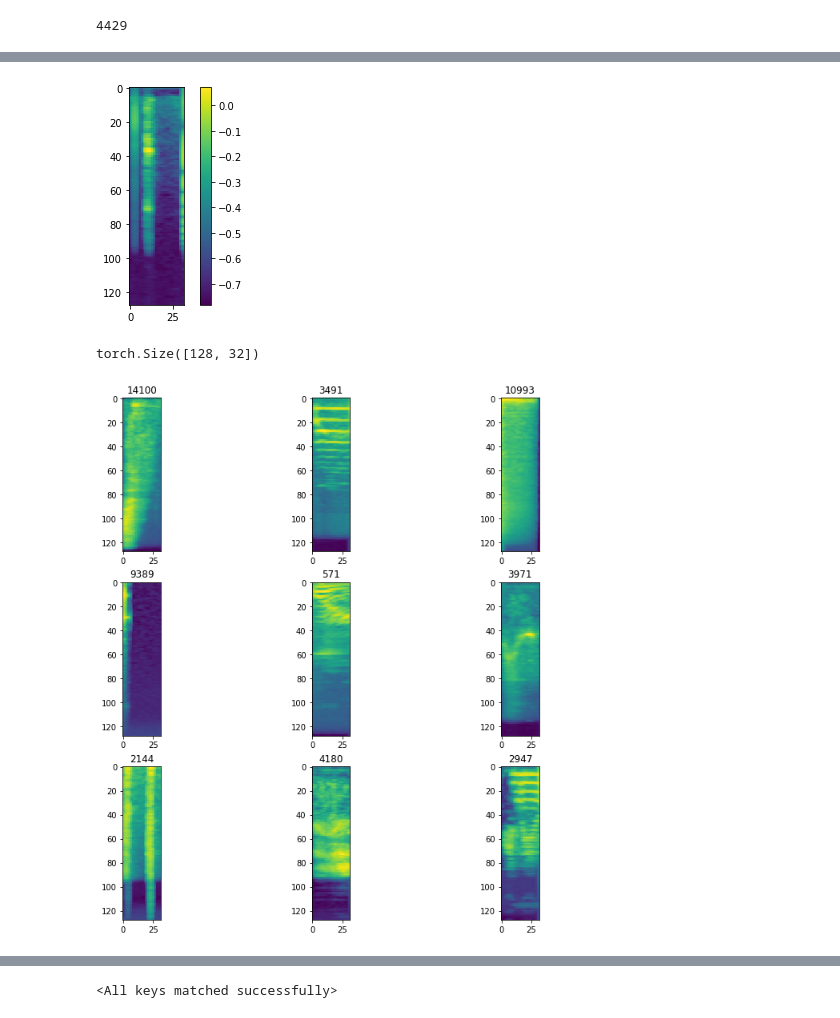
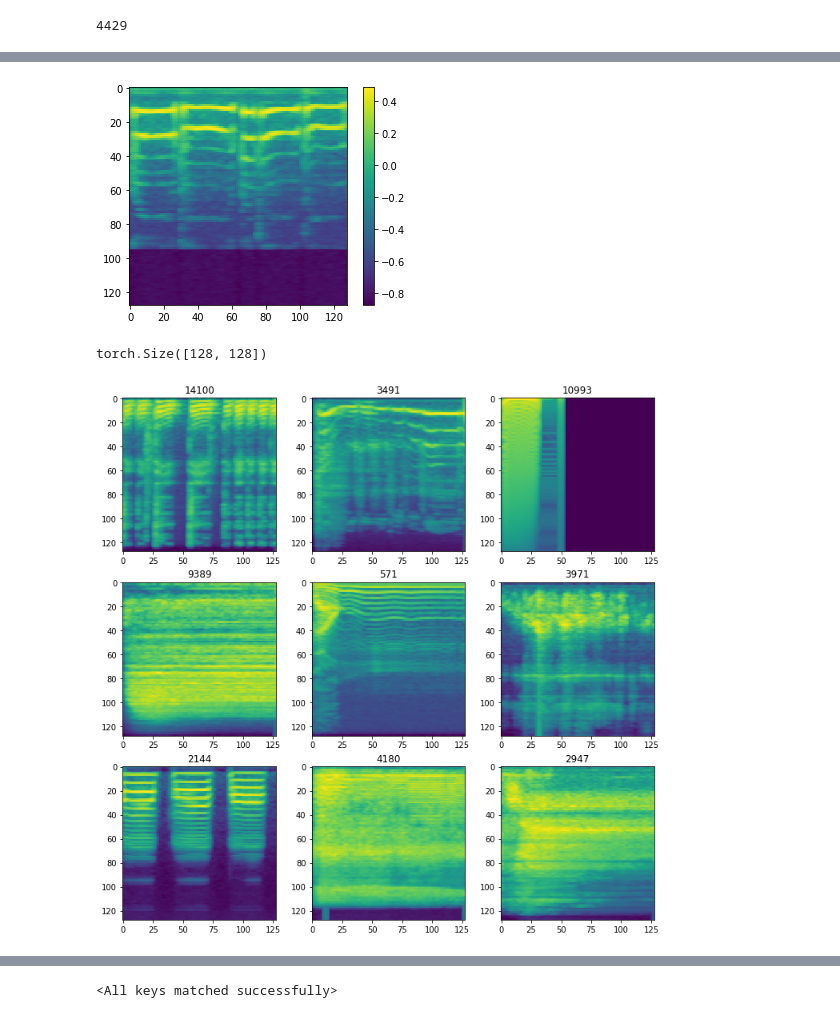
Before and after one commit to flyingleafe/vxs-vpt, a Jupyter notebook: notebooks/CAETraining.ipynb, the cells around one changed output, grey strips where cells are left out. Drawn from its saved outputs; the diff is of its cells as text; code cells hidden in the pictures.

```diff
--- a/notebooks/CAETraining.ipynb
+++ b/notebooks/CAETraining.ipynb
@@ -34,13 +20,13 @@ if torch.cuda.is_available():
 # %%
-PAD_TRACK_LEN = 4096*4
-CUT_FRAME_WINDOW = 4096*4
+PAD_TRACK_LEN = 4096*16
+CUT_FRAME_WINDOW = 4096*16
 PAD_SPECGRAM = PAD_TRACK_LEN // 512
 
-vocal_sketch_dataset = vxs.SampleSet(glob.glob('../data/vocal_imitations_sketch_included/included/*.wav'),
+vocal_sketch_dataset = vxs.SampleSet(glob.glob('../data/vocal-sketch/interactiveaudiolab-VocalSketchDataSet-6c9f381/vocal_imitations/included/*.wav'),
                                      pad_track=PAD_TRACK_LEN, pad_specgram=PAD_SPECGRAM)
-drum_machines_dataset = vxs.SampleSet(glob.glob('../data/200DrumMachines/*/*.wav'),
+drum_machines_dataset = vxs.SampleSet(glob.glob('../data/200-drum-machines/drums/*/*.wav'),
                                       pad_track=PAD_TRACK_LEN, pad_specgram=PAD_SPECGRAM)
-avp_set_fixed = vxs.SampleSet(tracks=vxs.SegmentSet(vxs.AVPTrackSet('../data/AVP_Dataset', subset='Fixed'),
+avp_set_fixed = vxs.SampleSet(tracks=vxs.SegmentSet(vxs.AVPTrackSet('../data/avp-dataset/AVP_Dataset', subset='Fixed'),
                                                     frame_window=CUT_FRAME_WINDOW, return_class=False),
                               pad_track=PAD_TRACK_LEN, pad_specgram=PAD_SPECGRAM)
 common_set = ConcatDataset([vocal_sketch_dataset, drum_machines_dataset, avp_set_fixed])
@@ -93,43 +79,44 @@ def sample_random(num, ln, seed):
     return np.random.randint(0, ln, size=num)
 
 def imshow_random_samples(dataset, num, random_seed=42, cols=3):
     samples = sample_random(num, len(dataset), random_seed)
     rows = num // cols + (0 if num % cols == 0 else 1)
     fig, axes_t = plt.subplots(rows, cols, figsize=(4*cols, 4*rows))
     axes = [ax for tp in axes_t for ax in tp]
 
     for (sample_idx, ax) in zip(samples, axes):
         sample = dataset[sample_idx]
         ax.imshow(sample.cpu().squeeze(0).numpy())
         ax.set_title(sample_idx)
 
     plt.show()
 
 def imshow_ae_output(model, dataset, num, random_seed=42):
+    model_device = next(model.parameters()).device
     samples = sample_random(num, len(dataset), random_seed)
     fig, axes = plt.subplots(num, 3, figsize=(12, 4*num))
 
     for (sample_idx, (ax1, ax2, ax3)) in zip(samples, axes):
-        sample = dataset[sample_idx].cpu()
+        sample = dataset[sample_idx].to(model_device)
         sample_out, z = model(sample.unsqueeze(0))
-        ax1.imshow(sample.squeeze().numpy())
-        ax2.imshow(sample_out.detach().squeeze().numpy())
-        ax3.imshow(z.detach().squeeze().numpy().reshape(16, -1))
+        ax1.imshow(sample.squeeze().cpu().numpy())
+        ax2.imshow(sample_out.detach().squeeze().cpu().numpy())
+        ax3.imshow(z.detach().squeeze().cpu().numpy().reshape(16, -1))
 
     plt.show()
 
 melgram = common_set[42][0]
 im = plt.imshow(melgram.cpu().squeeze(0).numpy())
 plt.colorbar(im)
 plt.show()
 print(melgram.shape)
 # %% [output]
-[figure, old version]
+[figure, new version]
-torch.Size([128, 32])
+torch.Size([128, 128])
 # %%
 imshow_random_samples(common_set, 9, random_seed=44, cols=3)
 # %% [output]
-[figure, old version]
+[figure, new version]
 # %%
 splitter = vxs.DataSplit(common_set, shuffle=True, test_train_split=1)
 loaders = {
```
Also changed, not shown: parts of 12 cells of this notebook, 3 other files.
